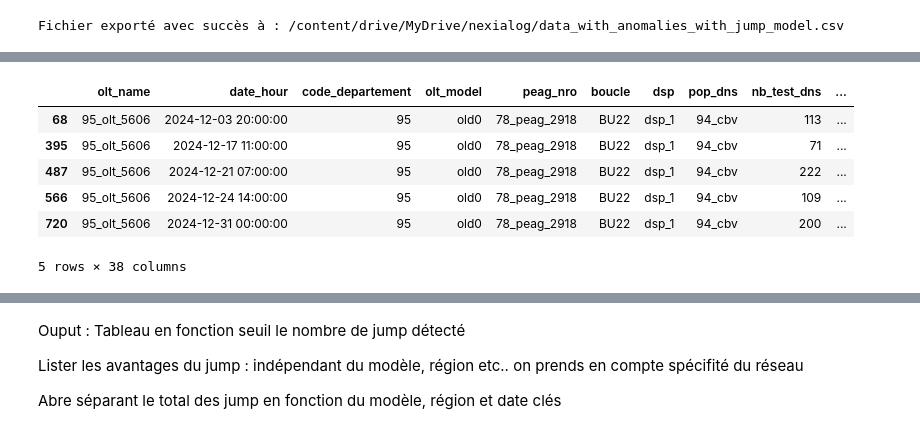
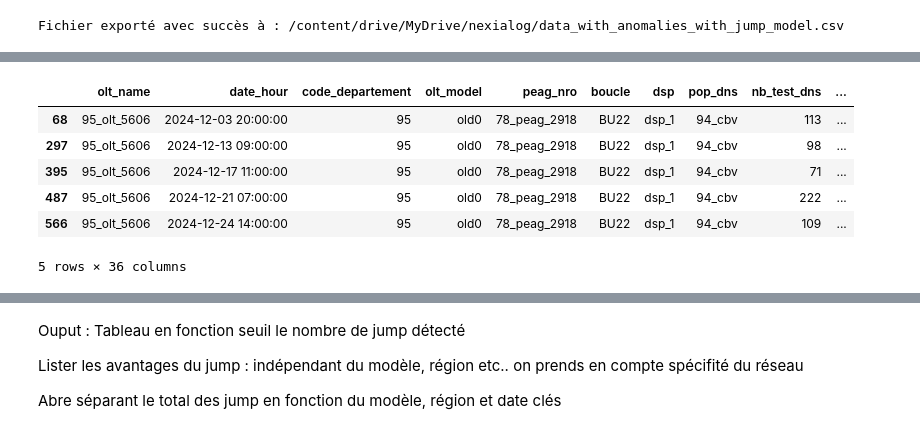
Before and after one commit to lucasvazelle/nexialog_challlenge, a Jupyter notebook: etape4_model_sans_ml.ipynb, the cells around one changed output, grey strips where cells are left out. Cells and saved outputs as stored; diff of their text form; code cells hidden in the pictures.

```diff
--- a/etape4_model_sans_ml.ipynb
+++ b/etape4_model_sans_ml.ipynb
@@ -65,4 +65,6 @@ plt.show()
 [figure]
 # %% [markdown]
 # Jump classique Andersel et Al
+# %%
+test =["avg_dns_time", "avg_latence_scoring", "avg_score_scoring"]
 # %%
@@ -91,19 +105,20 @@ def detect_jumps_andersen(df, window=50, lambda_quantile=0.99999):
     return df
 # %%
 olt_name_list = ["95_olt_5605", "01_olt_29", "01_olt_10" ] # Remplace par le nom de l'OLT souhaité
+metrique = test[0]
 for olt_name in olt_name_list:
   df_olt = data_agrege_S3[data_agrege_S3["olt_name"] == olt_name]
 
   # Appliquer la détection de jumps
-  df_jumps = detect_jumps_andersen(df_olt)
+  df_jumps = detect_jumps_andersen(df_olt, lambda_quantile=0.9999, metrique = metrique)
 
   # Tracer les résultats
   plt.figure(figsize=(12, 6))
-  plt.plot(df_olt["date_hour"], df_olt["avg_dns_time"], label="Moyenne DNS", marker="o", linestyle="-")
-  plt.scatter(df_jumps[df_jumps["is_jump"]]["date_hour"], df_jumps[df_jumps["is_jump"]]["avg_dns_time"],
+  plt.plot(df_olt["date_hour"], df_olt[metrique], label="Moyenne DNS", marker="o", linestyle="-")
+  plt.scatter(df_jumps[df_jumps["is_jump"]]["date_hour"], df_jumps[df_jumps["is_jump"]][metrique],
               color="red", label="Jump détecté", marker="x", s=100)
   plt.xlabel("Date")
-  plt.ylabel("Temps DNS")
+  plt.ylabel("Moyenne des latences DNS des PM de l'OLT")
   plt.title(f"Détection de Jump - {olt_name} (Méthode Andersen et al.)")
   plt.legend()
   plt.xticks(rotation=45)
@@ -138,2 +201,31 @@ for olt in olt_filtrés:
 # %% [output]
 📊 Nombre d'OLTs retenus après filtrage des olt qui n'ont pas assez d'observations: 3834 / 5296
+# %%
+# Définir un seuil minimum d'observations par OLT
+SEUIL_MIN_OBSERVATIONS = 50
+
+# Compter les observations par OLT
+olt_counts = data_agrege_S3["olt_name"].value_counts()
+olt_filtrés = olt_counts[olt_counts >= SEUIL_MIN_OBSERVATIONS].index
+
+# Afficher info
+print(f"📊 Nombre d'OLTs retenus après filtrage : {len(olt_filtrés)} / {len(olt_counts)}")
+
+# Liste des métriques à tester
+tests = ["avg_dns_time", "avg_latence_scoring", "avg_score_scoring"]
+
+# Stocker les résultats finaux
+df_jumps_all = []
+
+# Itération OLTs
+for olt in olt_filtrés:
+    df_olt = data_agrege_S3[data_agrege_S3["olt_name"] == olt].sort_values("date_hour").copy()
+
+    # Pour chaque métrique → appliquer la détection et stocker le résultat de jump
+    for metrique in tests:
+        result = detect_jumps_andersen(df_olt, window=50, lambda_quantile=0.9999, metrique=metrique)
+        col_name = f"is_jump_{metrique}"
+        df_olt[col_name] = result["is_jump"]  # Ajouter la colonne de jump spécifique
+
+    df_olt["olt_name"] = olt  # Reposer la colonne OLT (si absente)
+    df_jumps_all.append(df_olt)
@@ -192,10 +307,10 @@ plt.show()
 # %%
-df_jumps_final[df_jumps_final["is_jump"]==1].head()
+df_jumps_final[df_jumps_final["is_jump_avg_dns_time"]==1].head()
 # %% [output]
 |  | olt_name | date_hour | code_departement | olt_model | peag_nro | boucle | dsp | pop_dns | nb_test_dns | ... |
 | 68 | 95_olt_5606 | 2024-12-03 20:00:00 | 95 | old0 | 78_peag_2918 | BU22 | dsp_1 | 94_cbv | 113 | ... |
+| 297 | 95_olt_5606 | 2024-12-13 09:00:00 | 95 | old0 | 78_peag_2918 | BU22 | dsp_1 | 94_cbv | 98 | ... |
 | 395 | 95_olt_5606 | 2024-12-17 11:00:00 | 95 | old0 | 78_peag_2918 | BU22 | dsp_1 | 94_cbv | 71 | ... |
 | 487 | 95_olt_5606 | 2024-12-21 07:00:00 | 95 | old0 | 78_peag_2918 | BU22 | dsp_1 | 94_cbv | 222 | ... |
 | 566 | 95_olt_5606 | 2024-12-24 14:00:00 | 95 | old0 | 78_peag_2918 | BU22 | dsp_1 | 94_cbv | 109 | ... |
-| 720 | 95_olt_5606 | 2024-12-31 00:00:00 | 95 | old0 | 78_peag_2918 | BU22 | dsp_1 | 94_cbv | 200 | ... |
-5 rows × 38 columns
+5 rows × 36 columns
```
Also changed, not shown: parts of 11 cells of this notebook.
